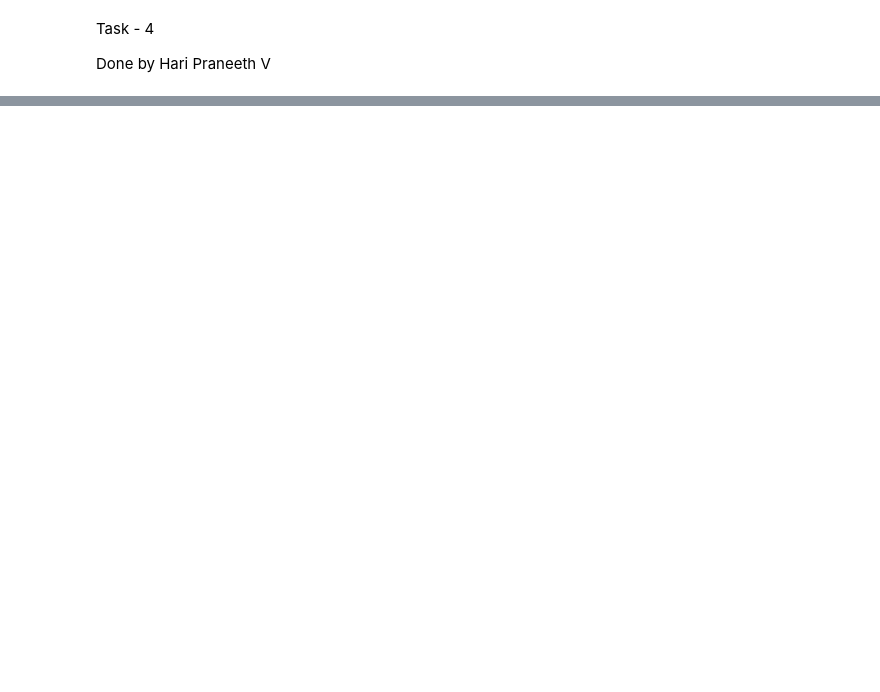
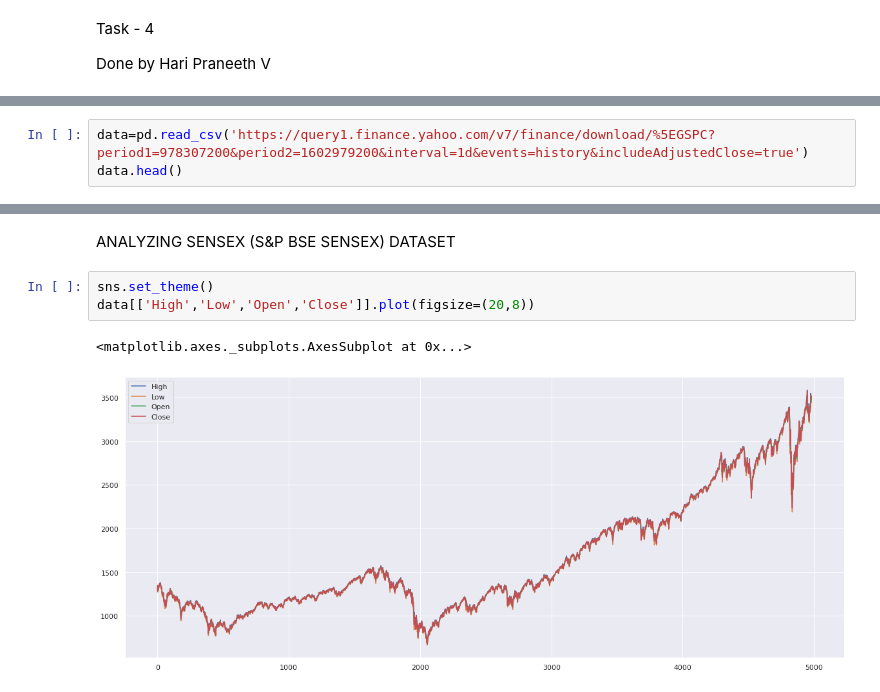
Before and after one commit to vhpraneeth/The-Sparks-Foundation, a Jupyter notebook: Task_4.ipynb, the cells around one changed output, grey strips where cells are left out. Drawn from its saved outputs; the diff is of its cells as text; blank space fills up the shorter version.

```diff
--- a/Task_4.ipynb
+++ b/Task_4.ipynb
@@ -247,0 +34,3 @@ dtype: int64
+# %%
+data=pd.read_csv('https://query1.finance.yahoo.com/v7/finance/download/%5EGSPC?period1=978307200&period2=1602979200&interval=1d&events=history&includeAdjustedClose=true')
+data.head()
@@ -247,0 +53,8 @@ dtype: int64
+# %% [markdown]
+ANALYZING SENSEX (S&P BSE SENSEX) DATASET
+# %%
+sns.set_theme()
+data[['High','Low','Open','Close']].plot(figsize=(20,8))
+# %% [output]
+<matplotlib.axes._subplots.AxesSubplot at 0x...>
+[figure, added]
```
Also changed, not shown: parts of 131 cells of this notebook.
